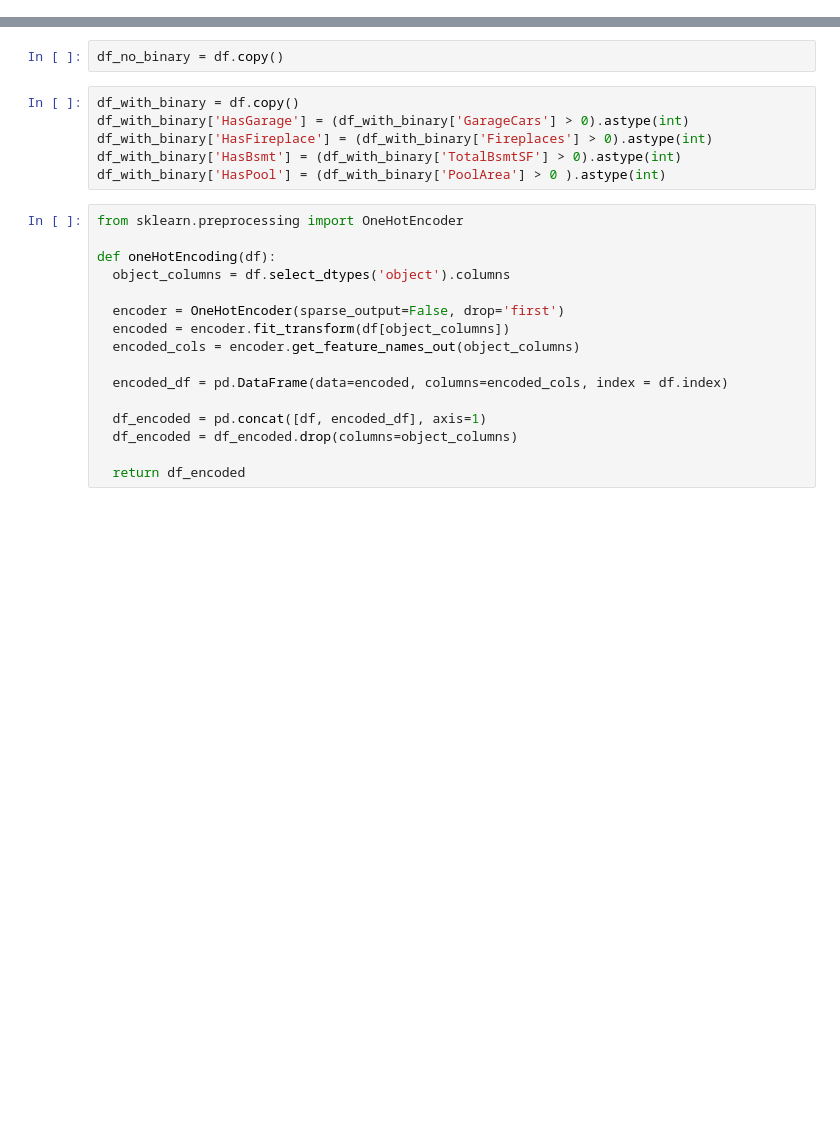
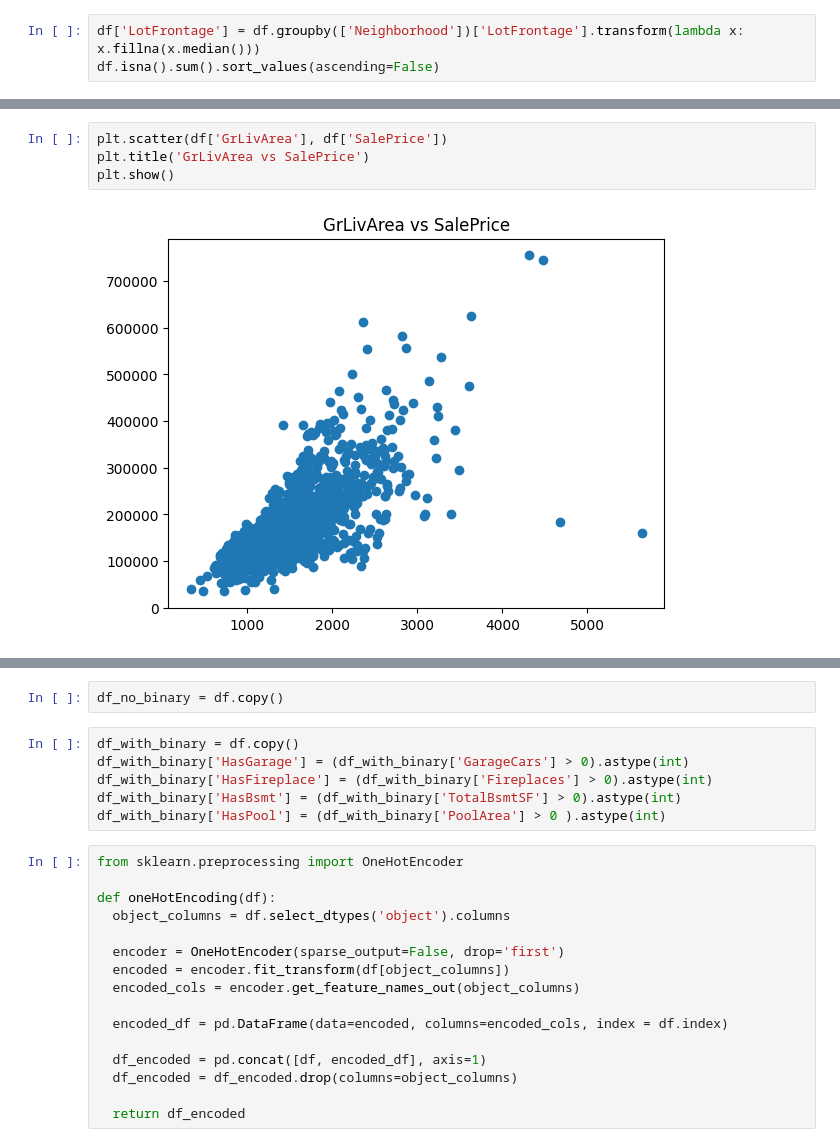
Before and after one commit to tatustik812/kaggle-house-prices, a Jupyter notebook: notebooks/01_Preprocessing.ipynb, the cells around one changed output, grey strips where cells are left out. Drawn from its saved outputs; the diff is of its cells as text; blank space fills up the shorter version.

```diff
--- a/notebooks/01_Preprocessing.ipynb
+++ b/notebooks/01_Preprocessing.ipynb
@@ -5,0 +136,3 @@ df = pd.read_csv('../data/no-passes-data.csv', sep=',', keep_default_na=False)
+# %%
+df['LotFrontage'] = df.groupby(['Neighborhood'])['LotFrontage'].transform(lambda x: x.fillna(x.median()))
+df.isna().sum().sort_values(ascending=False)
@@ -5,0 +178,6 @@ df = pd.read_csv('../data/no-passes-data.csv', sep=',', keep_default_na=False)
+# %%
+plt.scatter(df['GrLivArea'], df['SalePrice'])
+plt.title('GrLivArea vs SalePrice')
+plt.show()
+# %% [output]
+[figure, added]
```
Also changed, not shown: parts of 22 cells of this notebook, 1 other file.
